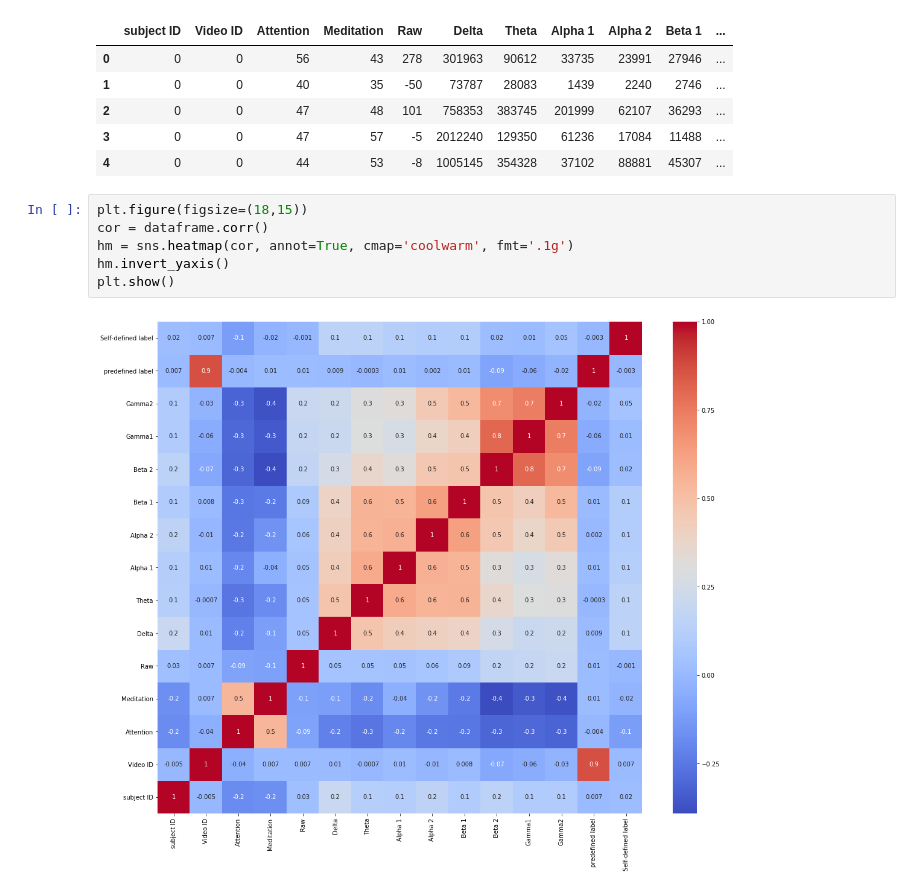
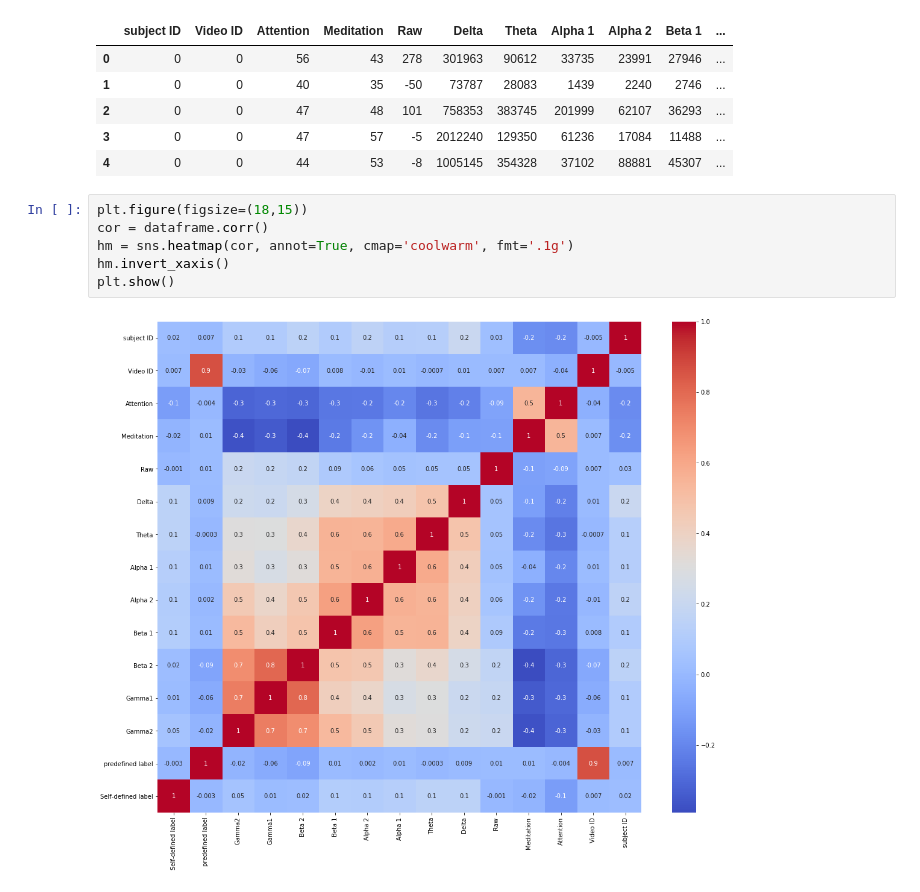
Before and after one commit to frankwwu/Python-Visualization, a Jupyter notebook: Seaburn/Seaborn Correlation.ipynb, the cells around one changed output. Drawn from its saved outputs; the diff is of its cells as text.

```diff
--- a/Seaburn/Seaborn Correlation.ipynb
+++ b/Seaburn/Seaborn Correlation.ipynb
@@ -16,8 +17,8 @@ dataframe.head()
 # %%
 plt.figure(figsize=(18,15))
 cor = dataframe.corr()
 hm = sns.heatmap(cor, annot=True, cmap='coolwarm', fmt='.1g')
-hm.invert_yaxis()
+hm.invert_xaxis()
 plt.show()
 # %% [output]
-[figure, old version]
+[figure, new version]
```
Also changed, not shown: parts of 2 cells of this notebook.
